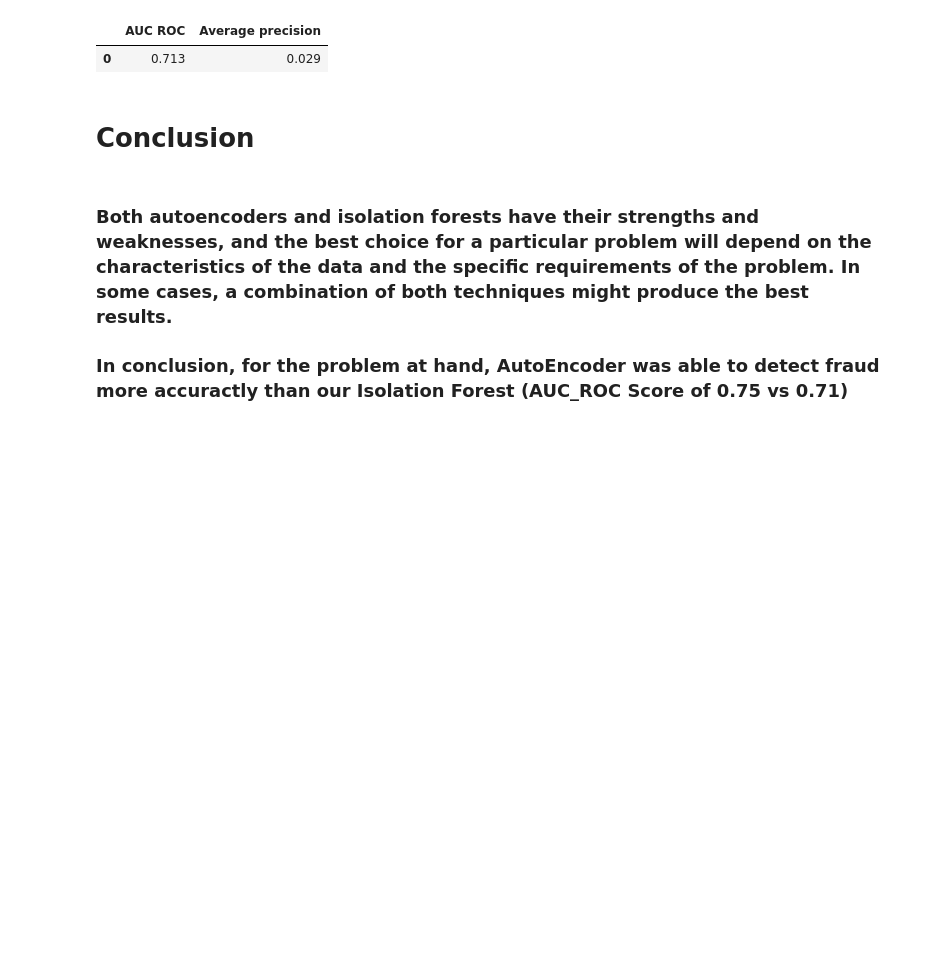
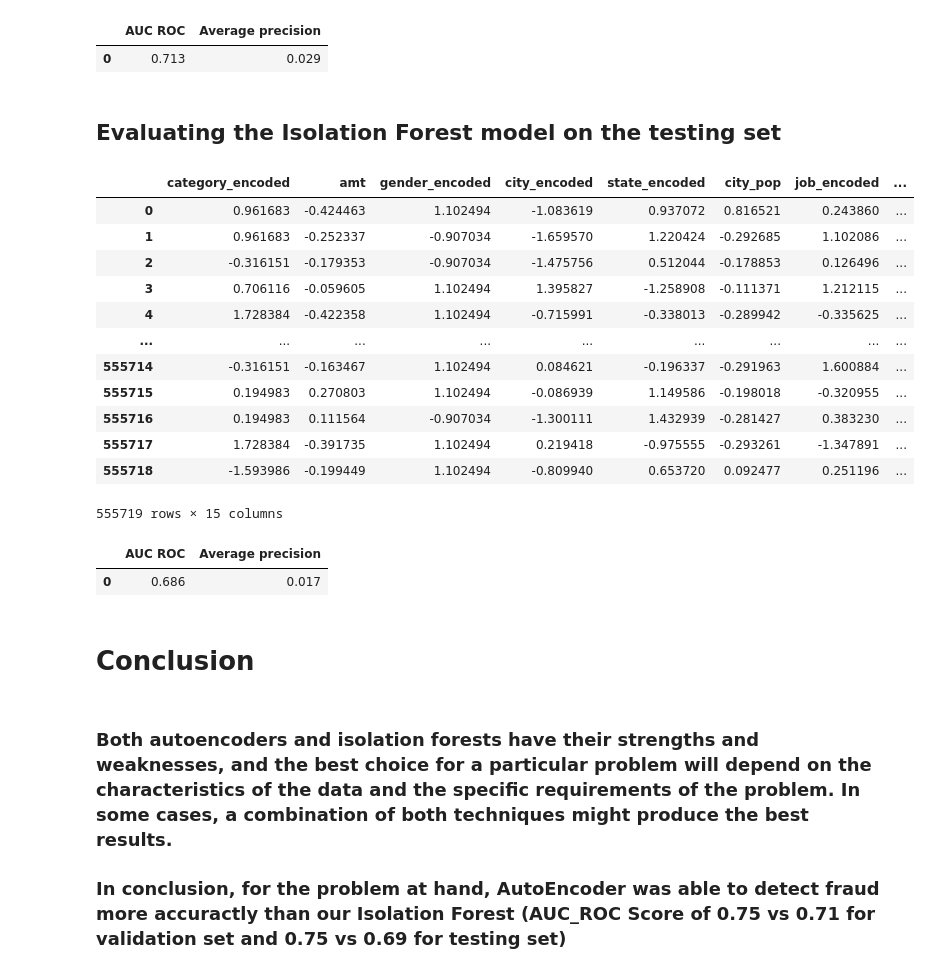
Before and after one commit to achrafbalij/fraud_detection, a Jupyter notebook: fraud-detection-autoencoder-vs-isolation-forest.ipynb, the cells around one changed output. Drawn from its saved outputs; the diff is of its cells as text; code cells hidden in the pictures; blank space fills up the shorter version.

```diff
--- a/fraud-detection-autoencoder-vs-isolation-forest.ipynb
+++ b/fraud-detection-autoencoder-vs-isolation-forest.ipynb
@@ -367,0 +386,2 @@ performance_assessment(predictions_df)
+# %%
+df_test = df_test[['category_encoded', 'amt', 'gender_encoded', 'city_encoded', 'state_encoded', 'city_pop', 'job_encoded', 'age', 'hour', 'daily', 'day', 'month', 'is_fraud']]
@@ -377,7 +466,7 @@ anomalyclassifier.fit(df_train[input_features])
 # %% [output]
 IsolationForest(n_estimators=40, random_state=42)
 # %%
-predictions_df_IF = df_val
+predictions_df_IF = df_val.copy()
 predictions_df_IF['predictions_prob'] = -anomalyclassifier.score_samples(df_val[input_features])
 # %%
 threshold = np.percentile(predictions_df_IF['predictions_prob'],95)
@@ -403,9 +492,36 @@ performance_assessment(predictions_df_IF)
 # %% [output]
 |  | AUC ROC | Average precision |
 | 0 | 0.713 | 0.029 |
+# %% [markdown]
+## Evaluating the Isolation Forest model on the testing set
+# %%
+predictions_df_IF_test = df_test.copy()
+predictions_df_IF_test['predictions_prob'] = -anomalyclassifier.score_samples(df_test[input_features])
+# %%
+predictions_df_IF_test['predictions'] = [1 if x > threshold else 0 for x in predictions_df_IF_test['predictions_prob']]
+predictions_df_IF_test
+# %% [output]
+|  | category_encoded | amt | gender_encoded | city_encoded | state_encoded | city_pop | job_encoded | ... |
+| 0 | 0.961683 | -0.424463 | 1.102494 | -1.083619 | 0.937072 | 0.816521 | 0.243860 | ... |
+| 1 | 0.961683 | -0.252337 | -0.907034 | -1.659570 | 1.220424 | -0.292685 | 1.102086 | ... |
+| 2 | -0.316151 | -0.179353 | -0.907034 | -1.475756 | 0.512044 | -0.178853 | 0.126496 | ... |
+| 3 | 0.706116 | -0.059605 | 1.102494 | 1.395827 | -1.258908 | -0.111371 | 1.212115 | ... |
+| 4 | 1.728384 | -0.422358 | 1.102494 | -0.715991 | -0.338013 | -0.289942 | -0.335625 | ... |
+| ... | ... | ... | ... | ... | ... | ... | ... | ... |
+| 555714 | -0.316151 | -0.163467 | 1.102494 | 0.084621 | -0.196337 | -0.291963 | 1.600884 | ... |
+| 555715 | 0.194983 | 0.270803 | 1.102494 | -0.086939 | 1.149586 | -0.198018 | -0.320955 | ... |
+| 555716 | 0.194983 | 0.111564 | -0.907034 | -1.300111 | 1.432939 | -0.281427 | 0.383230 | ... |
+| 555717 | 1.728384 | -0.391735 | 1.102494 | 0.219418 | -0.975555 | -0.293261 | -1.347891 | ... |
+| 555718 | -1.593986 | -0.199449 | 1.102494 | -0.809940 | 0.653720 | 0.092477 | 0.251196 | ... |
+555719 rows × 15 columns
+# %%
+performance_assessment(predictions_df_IF_test)
+# %% [output]
+|  | AUC ROC | Average precision |
+| 0 | 0.686 | 0.017 |
 # %% [markdown]
 # Conclusion
 # %% [markdown]
 ### Both autoencoders and isolation forests have their strengths and weaknesses, and the best choice for a particular problem will depend on the characteristics of the data and the specific requirements of the problem. In some cases, a combination of both techniques might produce the best results.
 
-### In conclusion, for the problem at hand, AutoEncoder was able to detect fraud more accuractly than our Isolation Forest (AUC_ROC Score of 0.75 vs 0.71)
+### In conclusion, for the problem at hand, AutoEncoder was able to detect fraud more accuractly than our Isolation Forest (AUC_ROC Score of 0.75 vs 0.71 for validation set and 0.75 vs 0.69 for testing set)
```
Also changed, not shown: parts of 19 cells of this notebook.
